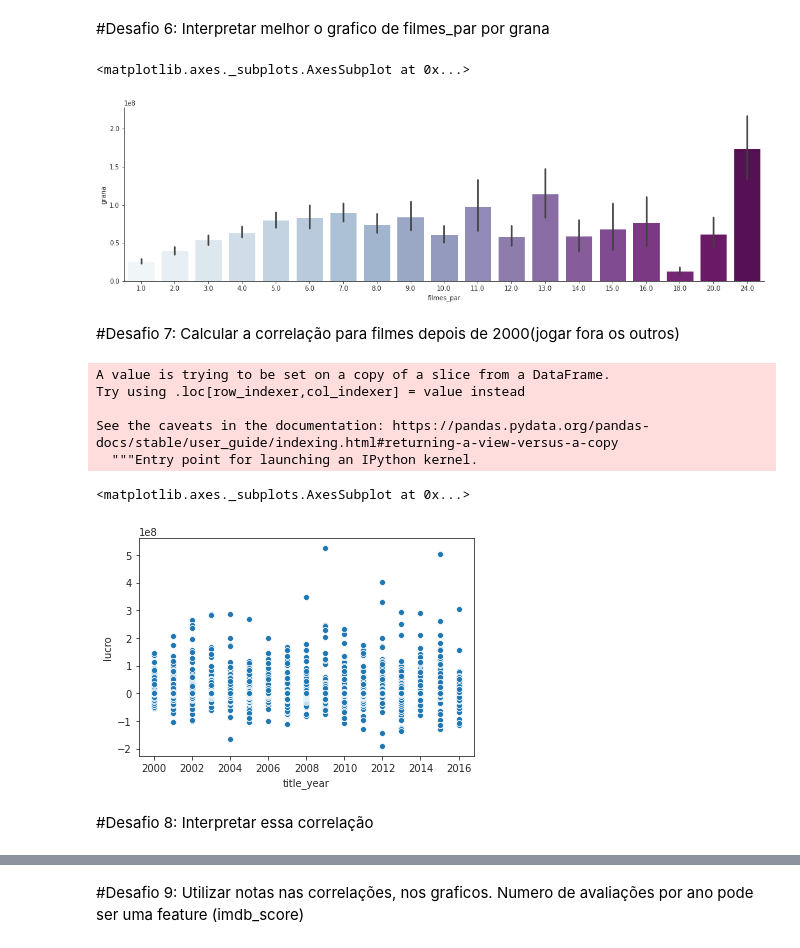
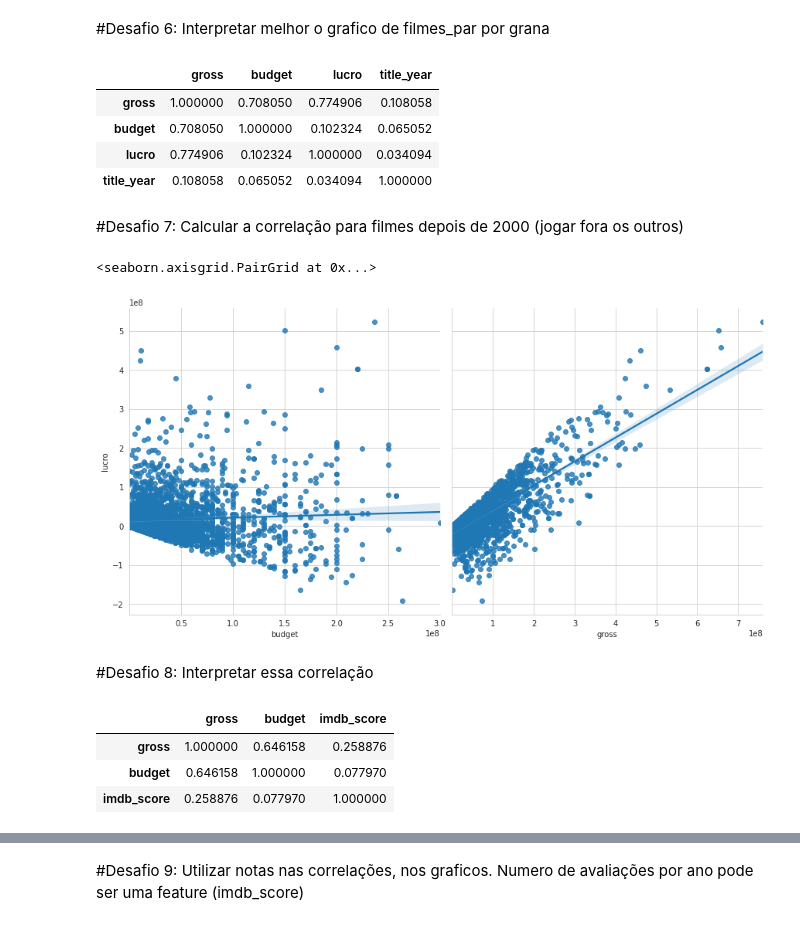
Before and after one commit to olimpiojunior/Dados-Goggle-Colaboratory, a Jupyter notebook: Olimpio_Aula03.ipynb, the cells around one changed output, grey strips where cells are left out. Saved outputs shown, nothing was run; the diff lists cells and outputs as text; code cells hidden in the pictures.

```diff
--- a/Olimpio_Aula03.ipynb
+++ b/Olimpio_Aula03.ipynb
@@ -390,29 +377,23 @@ filmes_estranhos
 | 3260 | Woody Allen | NaN | 18.0 |
 # %% [markdown]
 #Desafio 6: Interpretar melhor o grafico de filmes_par por grana
-# %%
-#6
-filmes_plot = gross_director.query('filmes_par > 0')
-fig, ax = plt.subplots(figsize = (18,5))
-sns.despine()
-sns.barplot(x = 'filmes_par', y = 'grana', data = filmes_plot, palette= 'BuPu')
-# %% [output]
-<matplotlib.axes._subplots.AxesSubplot at 0x...>
-[figure, removed]
+# %%
+#6
+filmes_depois_2000 = imdb_usa.query("title_year >= 2000")
+filmes_depois_2000[['gross', 'budget', 'lucro', 'title_year']].corr()
+# %% [output]
+|  | gross | budget | lucro | title_year |
+| gross | 1.000000 | 0.708050 | 0.774906 | 0.108058 |
+| budget | 0.708050 | 1.000000 | 0.102324 | 0.065052 |
+| lucro | 0.774906 | 0.102324 | 1.000000 | 0.034094 |
+| title_year | 0.108058 | 0.065052 | 0.034094 | 1.000000 |
 # %% [markdown]
-#Desafio 7: Calcular a correlação para filmes depois de 2000(jogar fora os outros)
+#Desafio 7: Calcular a correlação para filmes depois de 2000 (jogar fora os outros)
-# %%
-#7
-imdb_usa["lucro"] = imdb_usa["gross"] - imdb_usa["budget"]
-budget_gross_4 = imdb_usa.query("title_year >= 2000")[["title_year", "lucro"]].dropna()
-sns.scatterplot(x="title_year", y="lucro", data = budget_gross_4)
-# %% [output]
-A value is trying to be set on a copy of a slice from a DataFrame.
-Try using .loc[row_indexer,col_indexer] = value instead
-
-See the caveats in the documentation: https://pandas.pydata.org/pandas-docs/stable/user_guide/indexing.html#returning-a-view-versus-a-copy
-  """Entry point for launching an IPython kernel.
-<matplotlib.axes._subplots.AxesSubplot at 0x...>
-[figure, removed]
+# %%
+#7
+sns.pairplot(imdb_usa, y_vars='lucro', x_vars=['budget', 'gross'], height=6, kind = 'reg')
+# %% [output]
+<seaborn.axisgrid.PairGrid at 0x...>
+[figure, added]
 # %% [markdown]
 #Desafio 8: Interpretar essa correlação
@@ -421,0 +400,7 @@ See the caveats in the documentation: https://pandas.pydata.org/pandas-docs/stab
+# %%
+imdb_usa[['gross', 'budget', 'imdb_score']].corr()
+# %% [output]
+|  | gross | budget | imdb_score |
+| gross | 1.000000 | 0.646158 | 0.258876 |
+| budget | 0.646158 | 1.000000 | 0.077970 |
+| imdb_score | 0.258876 | 0.077970 | 1.000000 |
```
Also changed, not shown: parts of 12 cells of this notebook.
